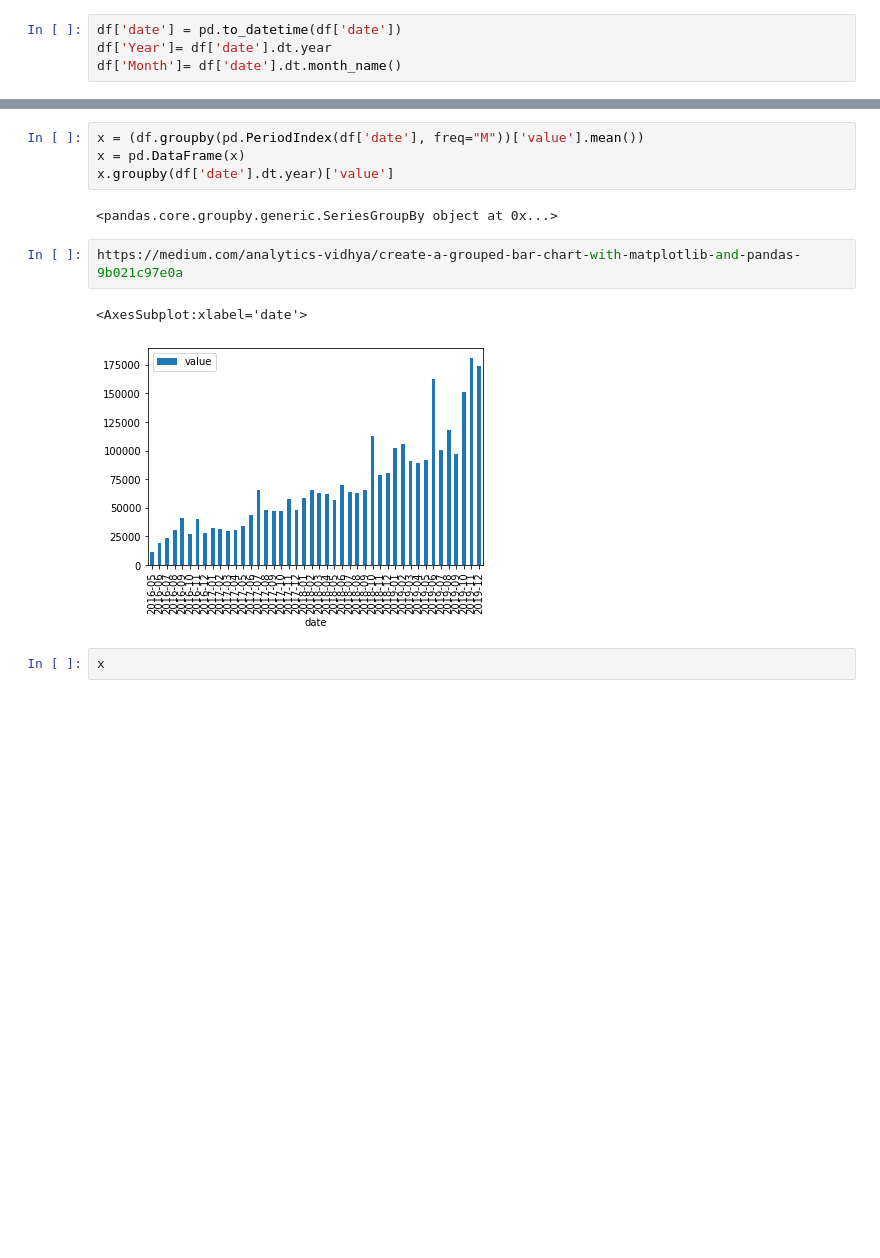
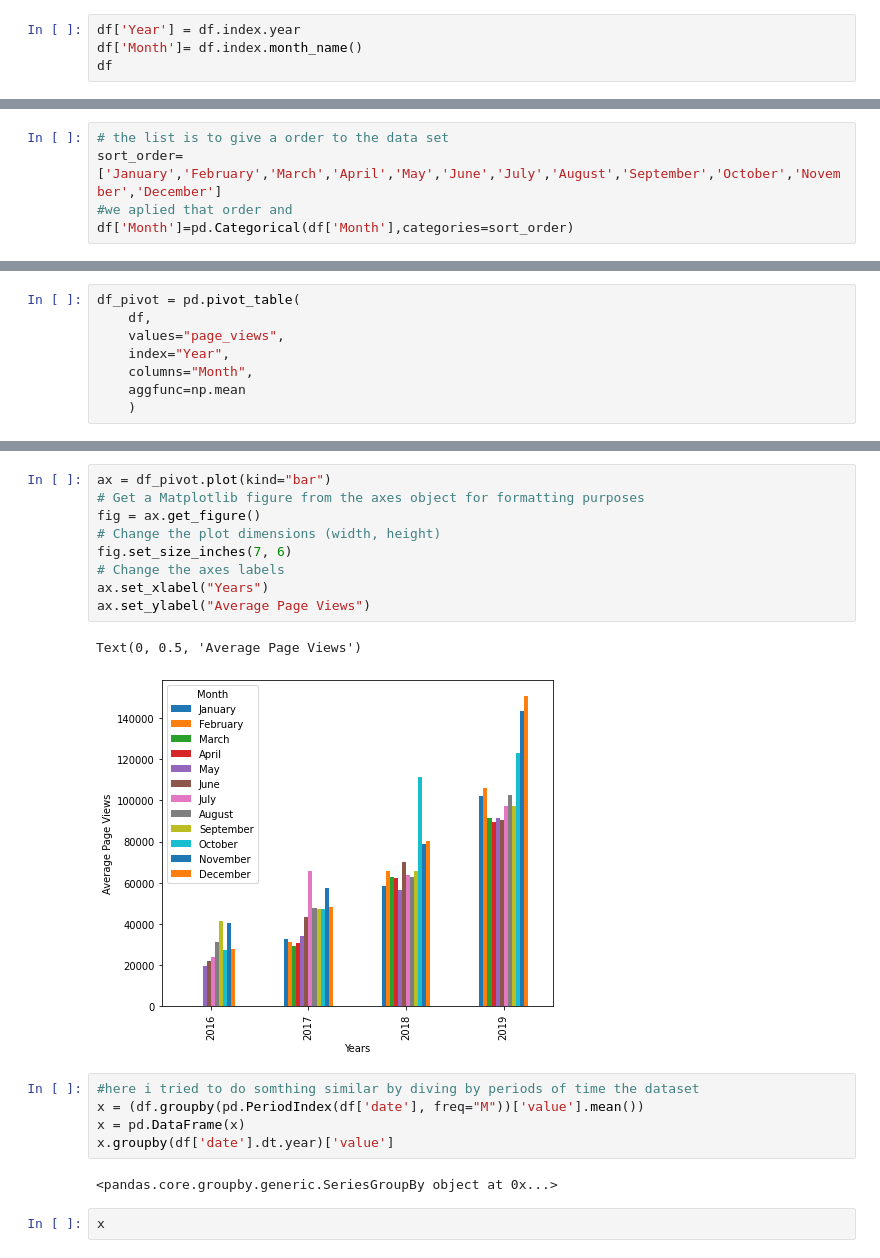
Before and after one commit to RioDeMilo/Data-analysis-with-python-projects, a Jupyter notebook: Page_View_Time_Series_Visualizer.ipynb, the cells around one changed output, grey strips where cells are left out. Saved outputs shown, nothing was run; the diff lists cells and outputs as text; blank space fills up the shorter version.

```diff
--- a/Page_View_Time_Series_Visualizer.ipynb
+++ b/Page_View_Time_Series_Visualizer.ipynb
@@ -32,4 +41,4 @@ Text(0, 0.5, 'Page Views')
 # %%
-df['date'] = pd.to_datetime(df['date'])
-df['Year']= df['date'].dt.year
-df['Month']= df['date'].dt.month_name()
+df['Year'] = df.index.year
+df['Month']= df.index.month_name()
+df
@@ -35,0 +70,5 @@ df['Month']= df['date'].dt.month_name()
+# %%
+# the list is to give a order to the data set
+sort_order=['January','February','March','April','May','June','July','August','September','October','November','December']
+#we aplied that order and
+df['Month']=pd.Categorical(df['Month'],categories=sort_order)
@@ -35,0 +81,8 @@ df['Month']= df['date'].dt.month_name()
+# %%
+df_pivot = pd.pivot_table(
+    df,
+    values="page_views",
+    index="Year",
+    columns="Month",
+    aggfunc=np.mean
+    )
@@ -36,14 +98,22 @@ df['Month']= df['date'].dt.month_name()
+# %%
+ax = df_pivot.plot(kind="bar")
+# Get a Matplotlib figure from the axes object for formatting purposes
+fig = ax.get_figure()
+# Change the plot dimensions (width, height)
+fig.set_size_inches(7, 6)
+# Change the axes labels
+ax.set_xlabel("Years")
+ax.set_ylabel("Average Page Views")
+# %% [output]
+Text(0, 0.5, 'Average Page Views')
+[figure, added]
 # %%
+#here i tried to do somthing similar by diving by periods of time the dataset
 x = (df.groupby(pd.PeriodIndex(df['date'], freq="M"))['value'].mean())
 x = pd.DataFrame(x)
 x.groupby(df['date'].dt.year)['value']
 # %% [output]
 <pandas.core.groupby.generic.SeriesGroupBy object at 0x...>
-# %%
-https://medium.com/analytics-vidhya/create-a-grouped-bar-chart-with-matplotlib-and-pandas-9b021c97e0a
-# %% [output]
-<AxesSubplot:xlabel='date'>
-[figure, removed]
 # %%
 x
 # %% [output]
```
Also changed, not shown: parts of 10 cells of this notebook.
